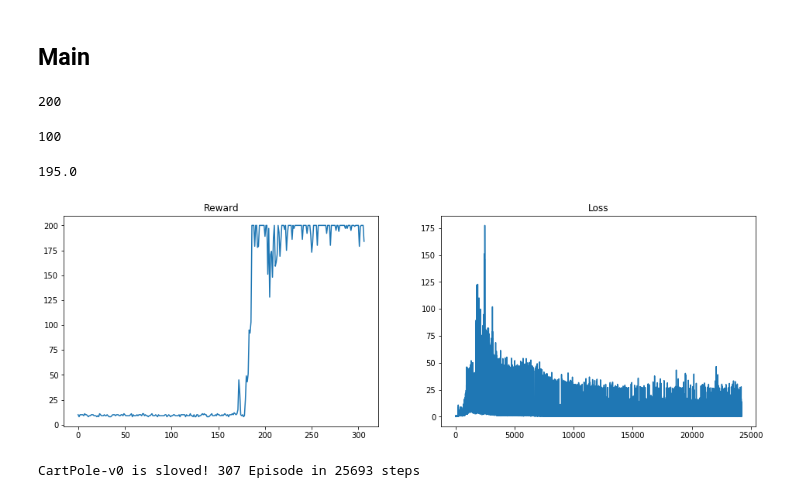
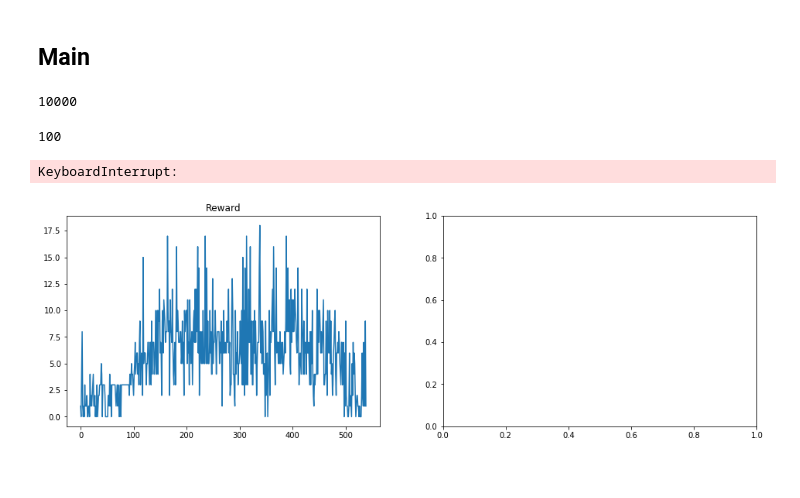
Before and after one commit to kekmodel/rl_pytorch, a Jupyter notebook: code/dueling_double_dqn.ipynb, the cells around one changed output. Drawn from its saved outputs; the diff is of its cells as text; code cells hidden in the pictures.

```diff
--- a/code/dueling_double_dqn.ipynb
+++ b/code/dueling_double_dqn.ipynb
@@ -14,8 +14,8 @@ from IPython.display import clear_output
 # %%
 SEED = 1
 BATCH_SIZE = 256
-LR = 0.0003
-UP_COEF = 0.25
+LR = 0.00030
+UP_COEF = 0.005
 GAMMA = 0.99
 EPS = 1e-8
 GRAD_NORM = False
@@ -120,31 +120,33 @@ def plot():
     plt.subplot(121)
     plt.plot(rewards)
     plt.title('Reward')
-    plt.subplot(122)
-    plt.plot(losses)
-    plt.title('Loss')
+    if len(losses) >= 2000:
+        plt.subplot(122)
+        plt.plot(losses[2000:])
+        plt.title('Loss')
     plt.show()
 # %% [markdown]
 ## Main
 # %%
 # make an environment
-env = gym.make('CartPole-v0')
+# env = gym.make('CartPole-v0')
 # env = gym.make('CartPole-v1')
 # env = gym.make('MountainCar-v0')
 # env = gym.make('LunarLander-v2')
+env = gym.make('Breakout-ram-v0')
 
 env.seed(SEED)
 obs_space = env.observation_space.shape[0]
 action_space = env.action_space.n
 
 # hyperparameter
-n_episodes = 1000
-learn_start = 1500
-memory_size = 50000
+n_episodes = 100000
+learn_start = 3000
+memory_size = 100000
 update_frq = 1
 use_eps_decay = False
-epsilon = 0.01
-eps_min = 0.001
+epsilon = 1.0
+eps_min = 0.02
 decay_rate = 0.0001
 n_eval = env.spec.trials
 
@@ -168,15 +170,13 @@ rep_memory = deque(maxlen=memory_size)
 # %%
 env.spec.max_episode_steps
 # %% [output]
-200
+10000
 # %%
 env.spec.trials
 # %% [output]
 100
 # %%
 env.spec.reward_threshold
-# %% [output]
-195.0
 # %%
 # play
 for i in range(1, n_episodes + 1):
@@ -201,36 +201,38 @@ for i in range(1, n_episodes + 1):
         if use_eps_decay:
             epsilon -= epsilon * decay_rate
             epsilon = max(eps_min, epsilon)
 
         if len(rep_memory) >= learn_start:
             if len(rep_memory) == learn_start:
+                epsilon = eps_min
                 print('\n============  Start Learning  ============\n')
             learn(net, target_net, optimizer, rep_memory)
             learn_steps += 1
 
         if learn_steps == update_frq:
             # target smoothing update
             for t, n in zip(target_net.parameters(), net.parameters()):
                 t.data = UP_COEF * n.data + (1 - UP_COEF) * t.data
             learn_steps = 0
     if done:
         rewards.append(ep_reward)
         reward_eval.append(ep_reward)
         plot()
 #         print('{:3} Episode in {:5} steps, reward {:.2f}'.format(
 #             i, total_steps, ep_reward))
 
         if len(reward_eval) >= n_eval:
-            if np.mean(reward_eval) >= env.spec.reward_threshold:
+#             if np.mean(reward_eval) >= env.spec.reward_threshold:
+            if np.mean(reward_eval) >= 400:
                 print('\n{} is sloved! {:3} Episode in {:3} steps'.format(
                     env.spec.id, i, total_steps))
                 torch.save(target_net.state_dict(),
                            f'./test/saved_models/{env.spec.id}_ep{i}_clear_model_dddqn.pt')
                 break
 env.close()
 # %% [output]
+KeyboardInterrupt:
-[figure, old version]
+[figure, new version]
-CartPole-v0 is sloved! 307 Episode in 25693 steps
 # %%
 [
     ('CartPole-v0', 390, 0.25),
```
Also changed, not shown: parts of 1 cell of this notebook, 8 other files.
